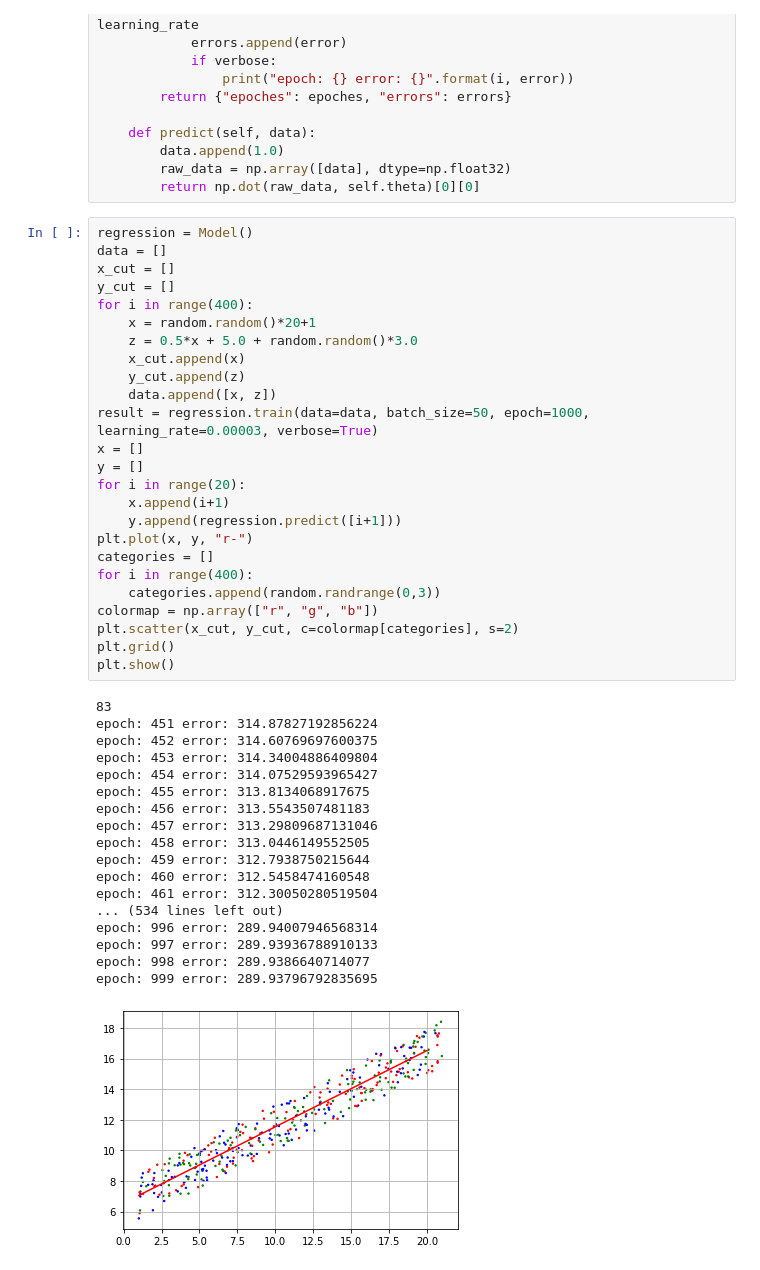
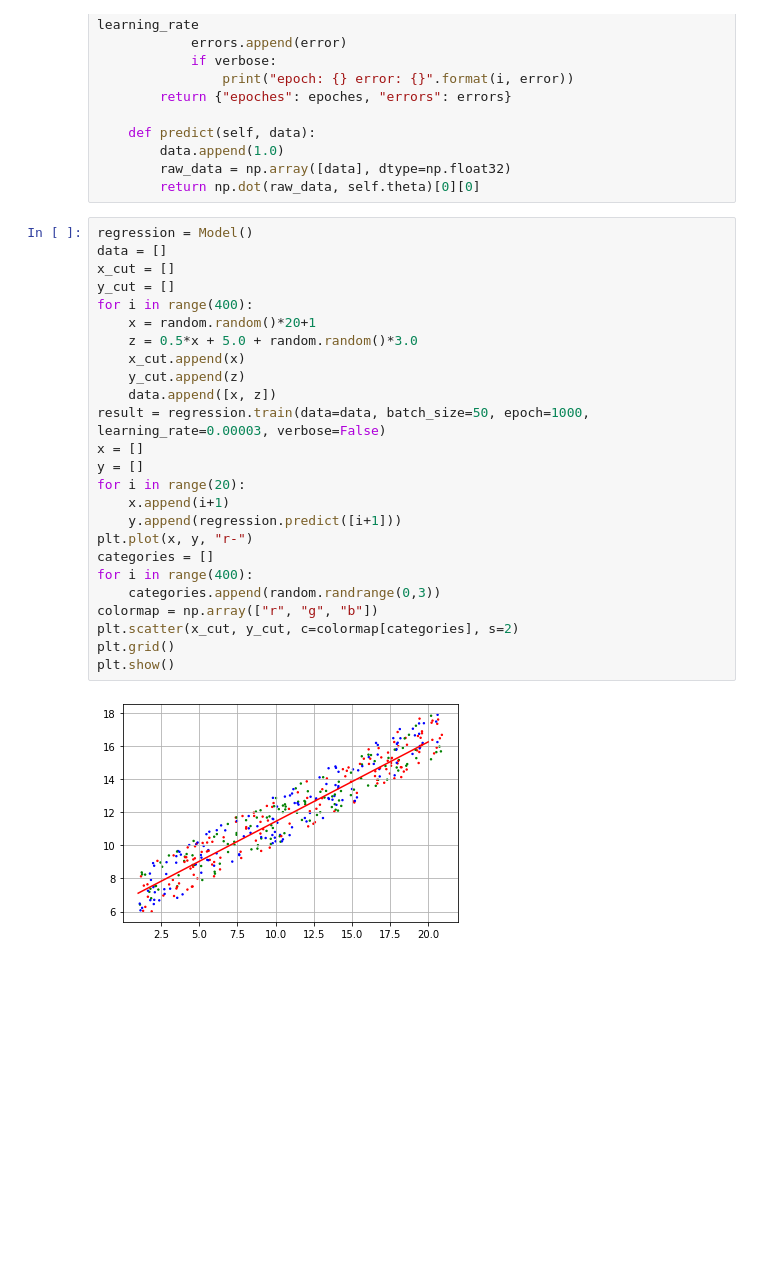
Before and after one commit to cinder-star/linear_regression_scratch, a Jupyter notebook: linear_regression.ipynb, the cells around one changed output. Drawn from its saved outputs; the diff is of its cells as text; blank space fills up the shorter version.

```diff
--- a/linear_regression.ipynb
+++ b/linear_regression.ipynb
@@ -55,44 +55,27 @@ class Model(object):
 # %%
 regression = Model()
 data = []
 x_cut = []
 y_cut = []
 for i in range(400):
     x = random.random()*20+1
     z = 0.5*x + 5.0 + random.random()*3.0
     x_cut.append(x)
     y_cut.append(z)
     data.append([x, z])
-result = regression.train(data=data, batch_size=50, epoch=1000, learning_rate=0.00003, verbose=True)
+result = regression.train(data=data, batch_size=50, epoch=1000, learning_rate=0.00003, verbose=False)
 x = []
 y = []
 for i in range(20):
     x.append(i+1)
     y.append(regression.predict([i+1]))
 plt.plot(x, y, "r-")
 categories = []
 for i in range(400):
     categories.append(random.randrange(0,3))
 colormap = np.array(["r", "g", "b"])
 plt.scatter(x_cut, y_cut, c=colormap[categories], s=2)
 plt.grid()
 plt.show()
 # %% [output]
-83
-epoch: 451 error: 314.87827192856224
-epoch: 452 error: 314.60769697600375
-epoch: 453 error: 314.34004886409804
-epoch: 454 error: 314.07529593965427
-epoch: 455 error: 313.8134068917675
-epoch: 456 error: 313.5543507481183
-epoch: 457 error: 313.29809687131046
-epoch: 458 error: 313.0446149552505
-epoch: 459 error: 312.7938750215644
-epoch: 460 error: 312.5458474160548
-epoch: 461 error: 312.30050280519504
-... (534 lines left out)
-epoch: 996 error: 289.94007946568314
-epoch: 997 error: 289.93936788910133
-epoch: 998 error: 289.9386640714077
-epoch: 999 error: 289.93796792835695
-[figure, old version]
+[figure, new version]
```
